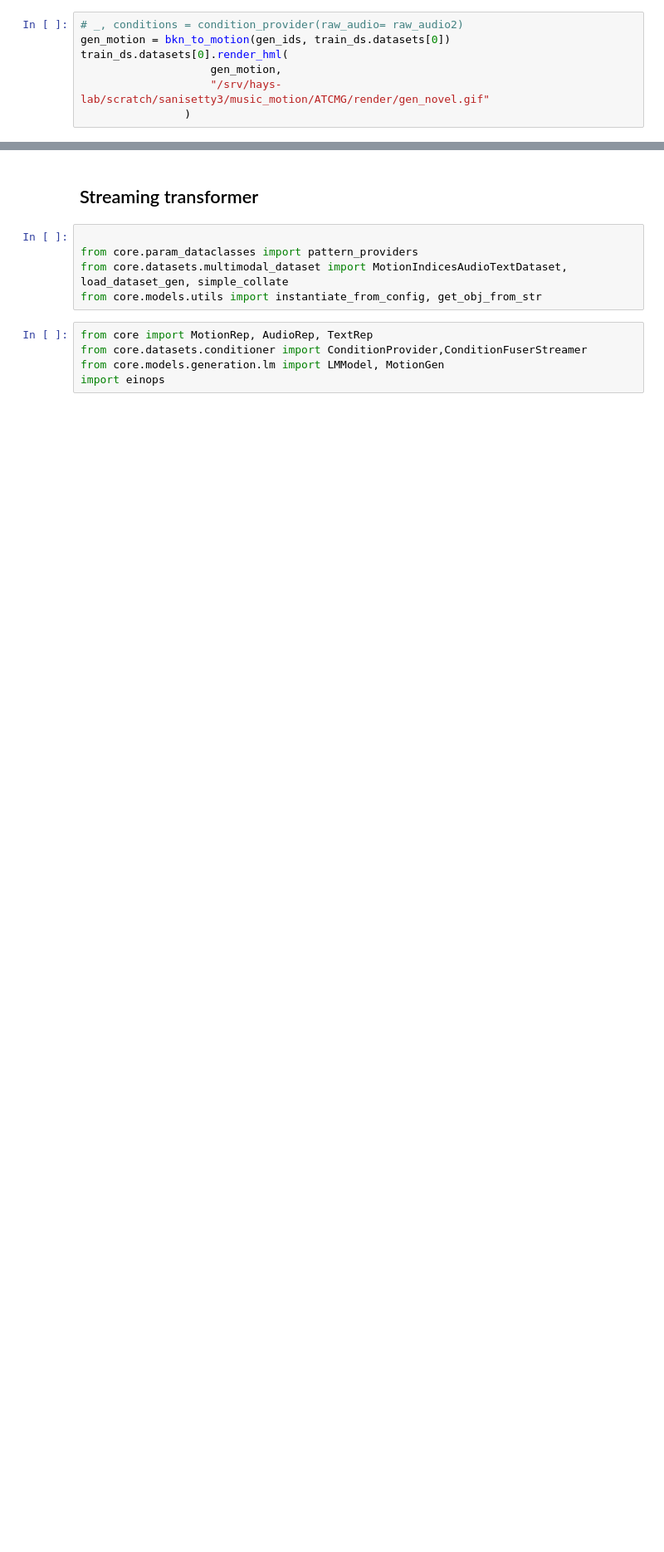
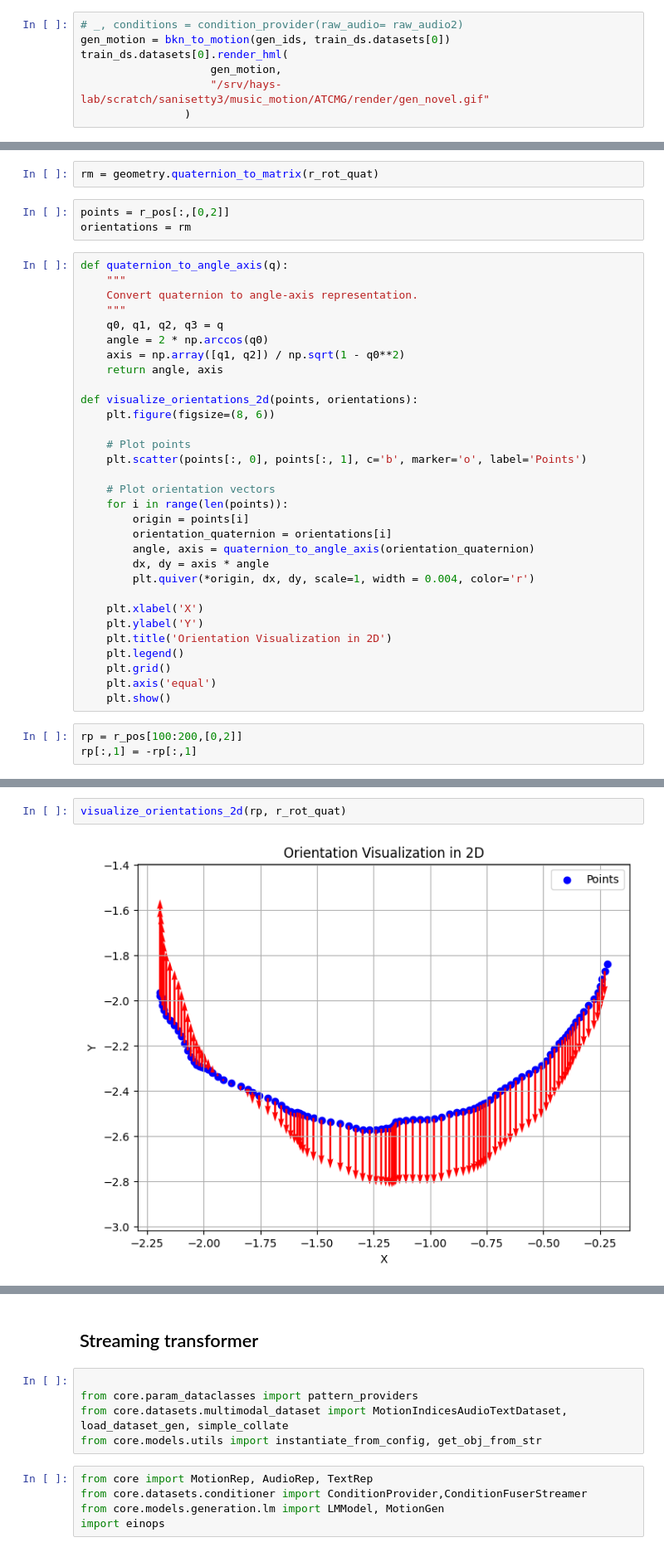
Before and after one commit to sohananisetty/ATCMG, a Jupyter notebook: multimodal.ipynb, the cells around one changed output, grey strips where cells are left out. Shown at 83% size. Saved outputs shown, nothing was run; the diff lists cells and outputs as text; blank space fills up the shorter version.

```diff
--- a/multimodal.ipynb
+++ b/multimodal.ipynb
@@ -483,0 +622,39 @@ tensor([[-0., -0., -0., -0., 0., -0., 0., 0., -0., 0., -0., 0., 0., -0., -0., -0
+# %%
+rm = geometry.quaternion_to_matrix(r_rot_quat)
+# %%
+points = r_pos[:,[0,2]]
+orientations = rm
+# %%
+def quaternion_to_angle_axis(q):
+    """
+    Convert quaternion to angle-axis representation.
+    """
+    q0, q1, q2, q3 = q
+    angle = 2 * np.arccos(q0)
+    axis = np.array([q1, q2]) / np.sqrt(1 - q0**2)
+    return angle, axis
+
+def visualize_orientations_2d(points, orientations):
+    plt.figure(figsize=(8, 6))
+
+    # Plot points
+    plt.scatter(points[:, 0], points[:, 1], c='b', marker='o', label='Points')
+
+    # Plot orientation vectors
+    for i in range(len(points)):
+        origin = points[i]
+        orientation_quaternion = orientations[i]
+        angle, axis = quaternion_to_angle_axis(orientation_quaternion)
+        dx, dy = axis * angle
+        plt.quiver(*origin, dx, dy, scale=1, width = 0.004, color='r')
+
+    plt.xlabel('X')
+    plt.ylabel('Y')
+    plt.title('Orientation Visualization in 2D')
+    plt.legend()
+    plt.grid()
+    plt.axis('equal')
+    plt.show()
+# %%
+rp = r_pos[100:200,[0,2]]
+rp[:,1] = -rp[:,1]
@@ -483,0 +665,4 @@ tensor([[-0., -0., -0., -0., 0., -0., 0., 0., -0., 0., -0., 0., 0., -0., -0., -0
+# %%
+visualize_orientations_2d(rp, r_rot_quat)
+# %% [output]
+[figure, added]
```
Also changed, not shown: parts of 78 cells of this notebook, 13 other files.
